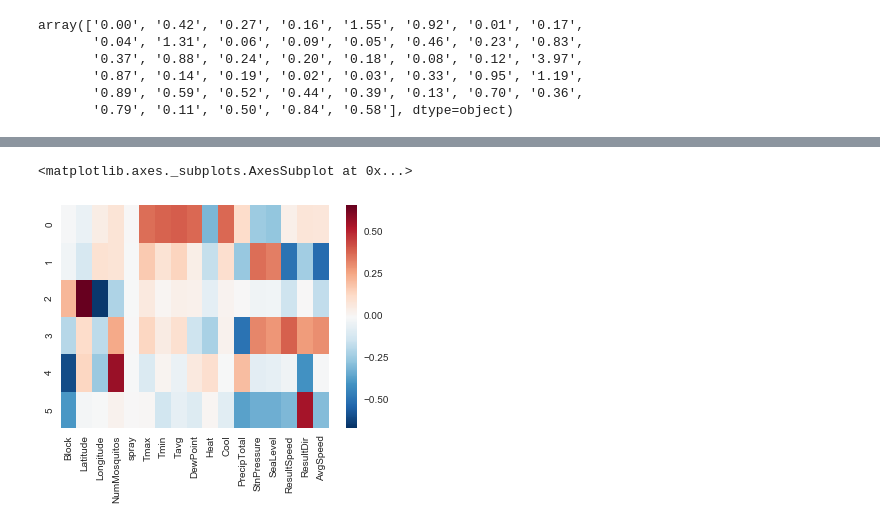
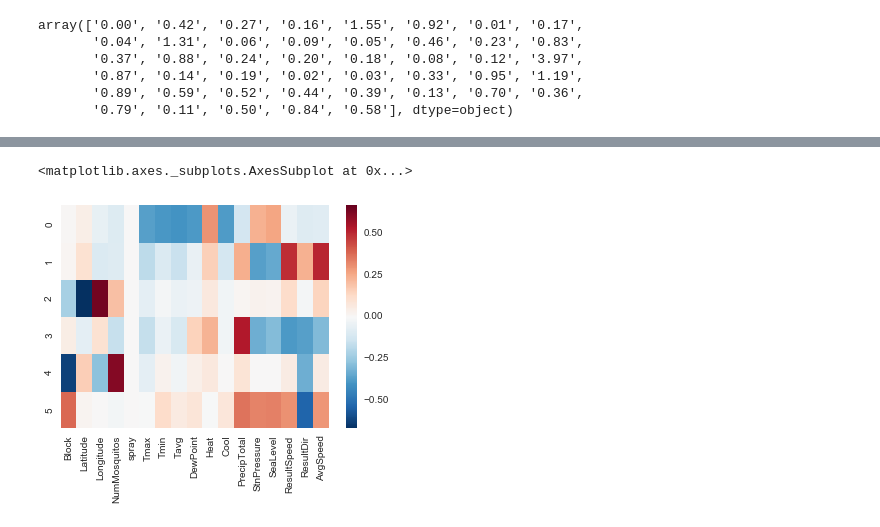
Before and after one commit to tamisalex/TeamPenguinWestNileKaggle, a Jupyter notebook: code/PCA.ipynb, the cells around one changed output, grey strips where cells are left out. Cells and saved outputs as stored; diff of their text form; code cells hidden in the pictures.

```diff
--- a/code/PCA.ipynb
+++ b/code/PCA.ipynb
@@ -71,5 +93,8 @@ Index([u'Date', u'Address', u'AddressAccuracy', u'AddressNumberAndStreet',
 # %%
-data = data[["Block","Latitude","Longitude","NumMosquitos","spray","Tmax","Tmin","Tavg","DewPoint","Heat","Cool","PrecipTotal","StnPressure","SeaLevel","ResultSpeed","ResultDir","AvgSpeed"]]
+#remove redundant location data, remove mosquito species for simplicity
+# remove missing variables, and drop those rows
+
+data = data[["Block","Latitude","Longitude","NumMosquitos","WnvPresent","spray","Tmax","Tmin","Tavg","DewPoint","Heat","Cool","PrecipTotal","StnPressure","SeaLevel","ResultSpeed","ResultDir","AvgSpeed"]]
 data.replace('M', np.NaN, inplace=True)
 data.replace('T', np.NaN, inplace=True)
 data.replace('  T', np.NaN, inplace=True)
@@ -83,3 +108,9 @@ array(['0.00', '0.42', '0.27', '0.16', '1.55', '0.92', '0.01', '0.17',
        '0.87', '0.14', '0.19', '0.02', '0.03', '0.33', '0.95', '1.19',
        '0.89', '0.59', '0.52', '0.44', '0.39', '0.13', '0.70', '0.36',
        '0.79', '0.11', '0.50', '0.84', '0.58'], dtype=object)
+# %%
+# divide data into train and test for self validation of our model
+
+X = data[["Block","Latitude","Longitude","NumMosquitos","spray","Tmax","Tmin","Tavg","DewPoint","Heat","Cool","PrecipTotal","StnPressure","SeaLevel","ResultSpeed","ResultDir","AvgSpeed"]]
+y = data["WnvPresent"]
+X_train, X_test, y_train, y_test = train_test_split(X, y, test_size=0.3, random_state=42)
@@ -86,11 +123,13 @@ array(['0.00', '0.42', '0.27', '0.16', '1.55', '0.92', '0.01', '0.17',
 # %%
+#Create a pipeline to scale and perform PCA
+
 ss = StandardScaler()
 pca = PCA()
 
 pipe = Pipeline([('ss', ss),('pca', pca)])
 
-columns = data.columns
-tmp = np.array(data)
+columns = X_train.columns
+tmp = np.array(X_train)
 dataOriginal = pipe.fit_transform(tmp)
 dataOriginal = pd.DataFrame(dataOriginal,columns=columns)
 dataOriginal.head()
@@ -135,6 +167,7 @@ array([ 35.28593634,  51.65267552,  62.54548157,  69.82831121,
 # %%
 pcaData = pd.DataFrame(pca.components_,columns=columns)
+plt.figure(figsize=(16, 10))
 sns.heatmap(pcaData.iloc[0:6,:])
 # %% [output]
 <matplotlib.axes._subplots.AxesSubplot at 0x...>
-[figure, old version]
+[figure, new version]
```
Also changed, not shown: parts of 46 cells of this notebook, 2 other files.
